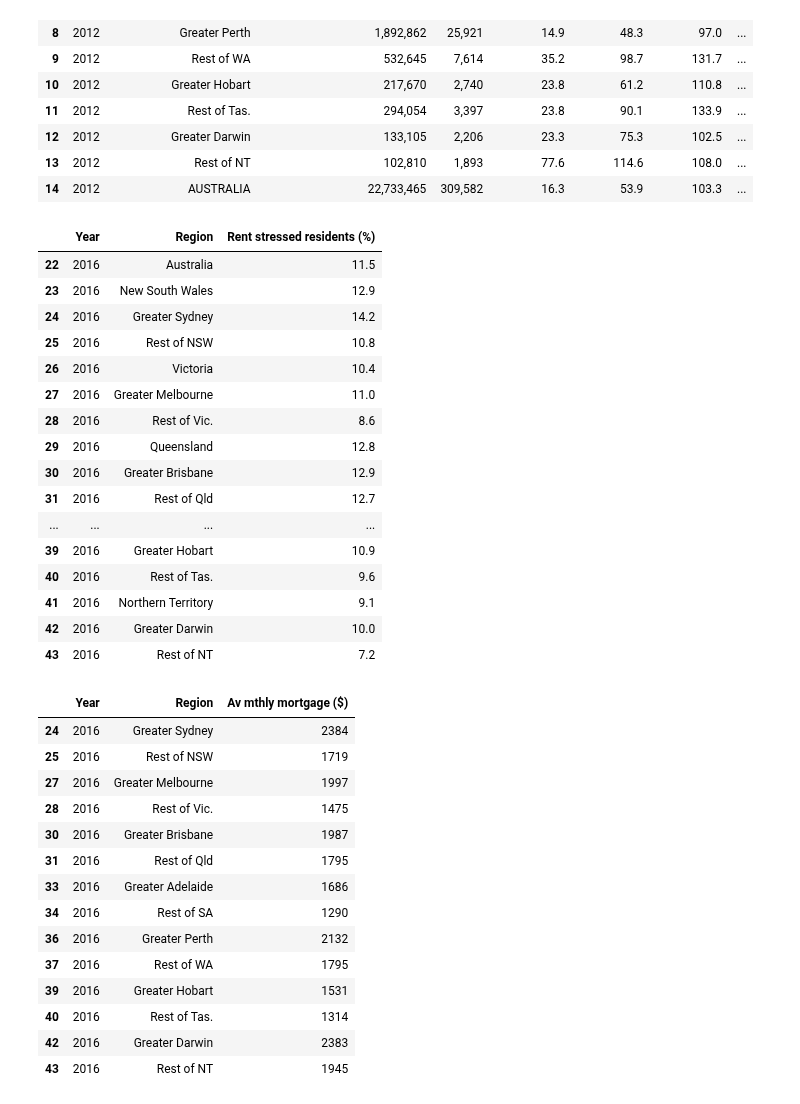
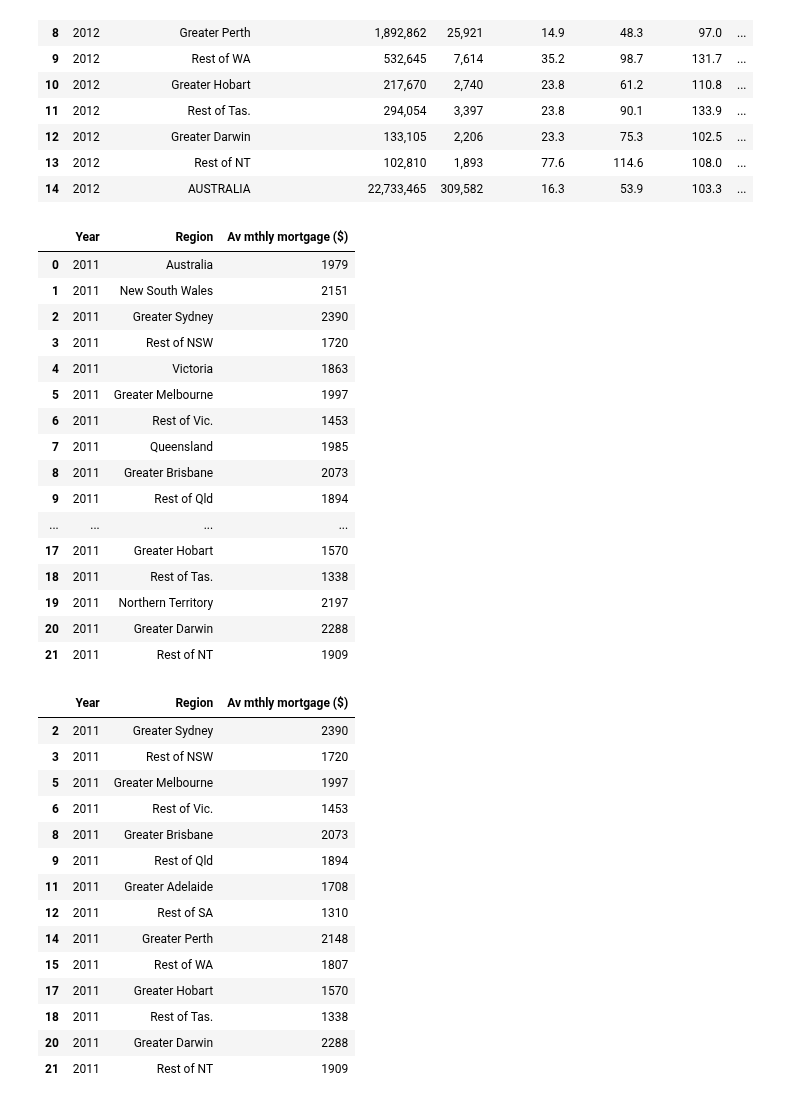
Before and after one commit to NathanJPotter/Team-Project-1, a Jupyter notebook: Project 1.ipynb, the cells around one changed output. Cells and saved outputs as stored; diff of their text form; code cells hidden in the pictures.

```diff
--- a/Project 1.ipynb
+++ b/Project 1.ipynb
@@ -676,51 +676,54 @@ birth_data_df.head(15)
 # %%
 latest_average_monthly_mortgage_df = mortgage_data_df.loc[mortgage_data_df['Year'] == 2016]
 lastest_average_monthly_rental_df = rental_data_df.loc[rental_data_df['Year'] == 2016]
 lastest_mortgage_stress_df = mortgage_stress_df.loc[mortgage_stress_df['Year']== 2016]
 lastest_rental_stress_df = rental_stress_df.loc[rental_stress_df['Year']==2016]
 
-lastest_rental_stress_df
+
+earliest_average_monthly_mortgage_df = mortgage_data_df.loc[mortgage_data_df['Year'] == 2011]
+
+earliest_average_monthly_mortgage_df
 # %% [output]
-|  | Year | Region | Rent stressed residents (%) |
-| 22 | 2016 | Australia | 11.5 |
-| 23 | 2016 | New South Wales | 12.9 |
-| 24 | 2016 | Greater Sydney | 14.2 |
-| 25 | 2016 | Rest of NSW | 10.8 |
-| 26 | 2016 | Victoria | 10.4 |
-| 27 | 2016 | Greater Melbourne | 11.0 |
-| 28 | 2016 | Rest of Vic. | 8.6 |
-| 29 | 2016 | Queensland | 12.8 |
-| 30 | 2016 | Greater Brisbane | 12.9 |
-| 31 | 2016 | Rest of Qld | 12.7 |
+|  | Year | Region | Av mthly mortgage ($) |
+| 0 | 2011 | Australia | 1979 |
+| 1 | 2011 | New South Wales | 2151 |
+| 2 | 2011 | Greater Sydney | 2390 |
+| 3 | 2011 | Rest of NSW | 1720 |
+| 4 | 2011 | Victoria | 1863 |
+| 5 | 2011 | Greater Melbourne | 1997 |
+| 6 | 2011 | Rest of Vic. | 1453 |
+| 7 | 2011 | Queensland | 1985 |
+| 8 | 2011 | Greater Brisbane | 2073 |
+| 9 | 2011 | Rest of Qld | 1894 |
 | ... | ... | ... | ... |
-| 39 | 2016 | Greater Hobart | 10.9 |
-| 40 | 2016 | Rest of Tas. | 9.6 |
-| 41 | 2016 | Northern Territory | 9.1 |
-| 42 | 2016 | Greater Darwin | 10.0 |
-| 43 | 2016 | Rest of NT | 7.2 |
+| 17 | 2011 | Greater Hobart | 1570 |
+| 18 | 2011 | Rest of Tas. | 1338 |
+| 19 | 2011 | Northern Territory | 2197 |
+| 20 | 2011 | Greater Darwin | 2288 |
+| 21 | 2011 | Rest of NT | 1909 |
 # %%
 #drop sumary rows to compare 2 seperate values
 clean_average_monthly_mortgage_df = latest_average_monthly_mortgage_df.drop([22,23,26,29,32,35,38,41], axis=0)
 
+clean_earliest_average_monthly_mortgage_df = earliest_average_monthly_mortgage_df.drop([0,1,4,7,10,13,16,19], axis=0)
 
 
-
-clean_average_monthly_mortgage_df
+clean_earliest_average_monthly_mortgage_df
 # %% [output]
 |  | Year | Region | Av mthly mortgage ($) |
-| 24 | 2016 | Greater Sydney | 2384 |
-| 25 | 2016 | Rest of NSW | 1719 |
-| 27 | 2016 | Greater Melbourne | 1997 |
-| 28 | 2016 | Rest of Vic. | 1475 |
-| 30 | 2016 | Greater Brisbane | 1987 |
-| 31 | 2016 | Rest of Qld | 1795 |
-| 33 | 2016 | Greater Adelaide | 1686 |
-| 34 | 2016 | Rest of SA | 1290 |
-| 36 | 2016 | Greater Perth | 2132 |
-| 37 | 2016 | Rest of WA | 1795 |
-| 39 | 2016 | Greater Hobart | 1531 |
-| 40 | 2016 | Rest of Tas. | 1314 |
-| 42 | 2016 | Greater Darwin | 2383 |
-| 43 | 2016 | Rest of NT | 1945 |
+| 2 | 2011 | Greater Sydney | 2390 |
+| 3 | 2011 | Rest of NSW | 1720 |
+| 5 | 2011 | Greater Melbourne | 1997 |
+| 6 | 2011 | Rest of Vic. | 1453 |
+| 8 | 2011 | Greater Brisbane | 2073 |
+| 9 | 2011 | Rest of Qld | 1894 |
+| 11 | 2011 | Greater Adelaide | 1708 |
+| 12 | 2011 | Rest of SA | 1310 |
+| 14 | 2011 | Greater Perth | 2148 |
+| 15 | 2011 | Rest of WA | 1807 |
+| 17 | 2011 | Greater Hobart | 1570 |
+| 18 | 2011 | Rest of Tas. | 1338 |
+| 20 | 2011 | Greater Darwin | 2288 |
+| 21 | 2011 | Rest of NT | 1909 |
 # %%
 # Creating dataframe to separate city areas and region areas
```
Also changed, not shown: parts of 4 cells of this notebook.
